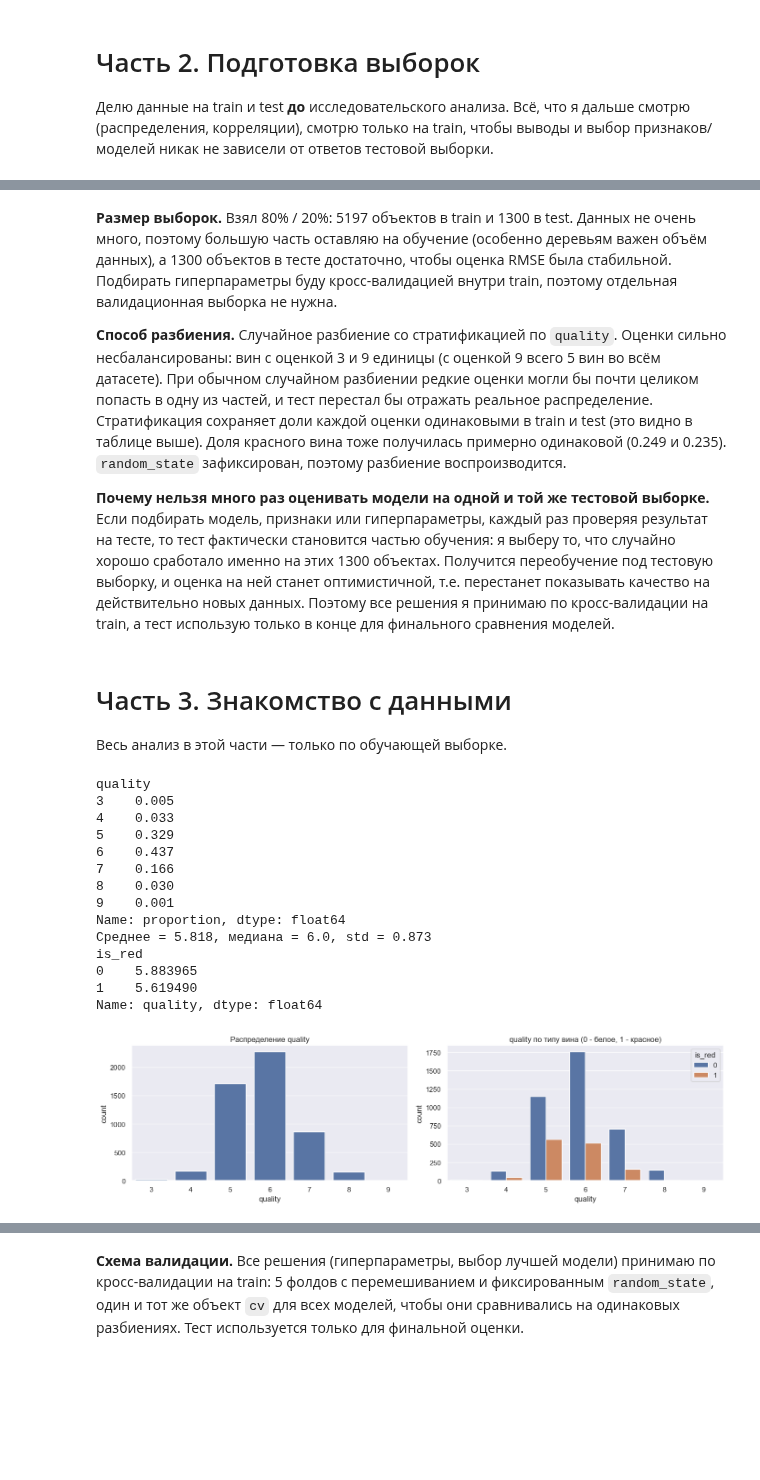
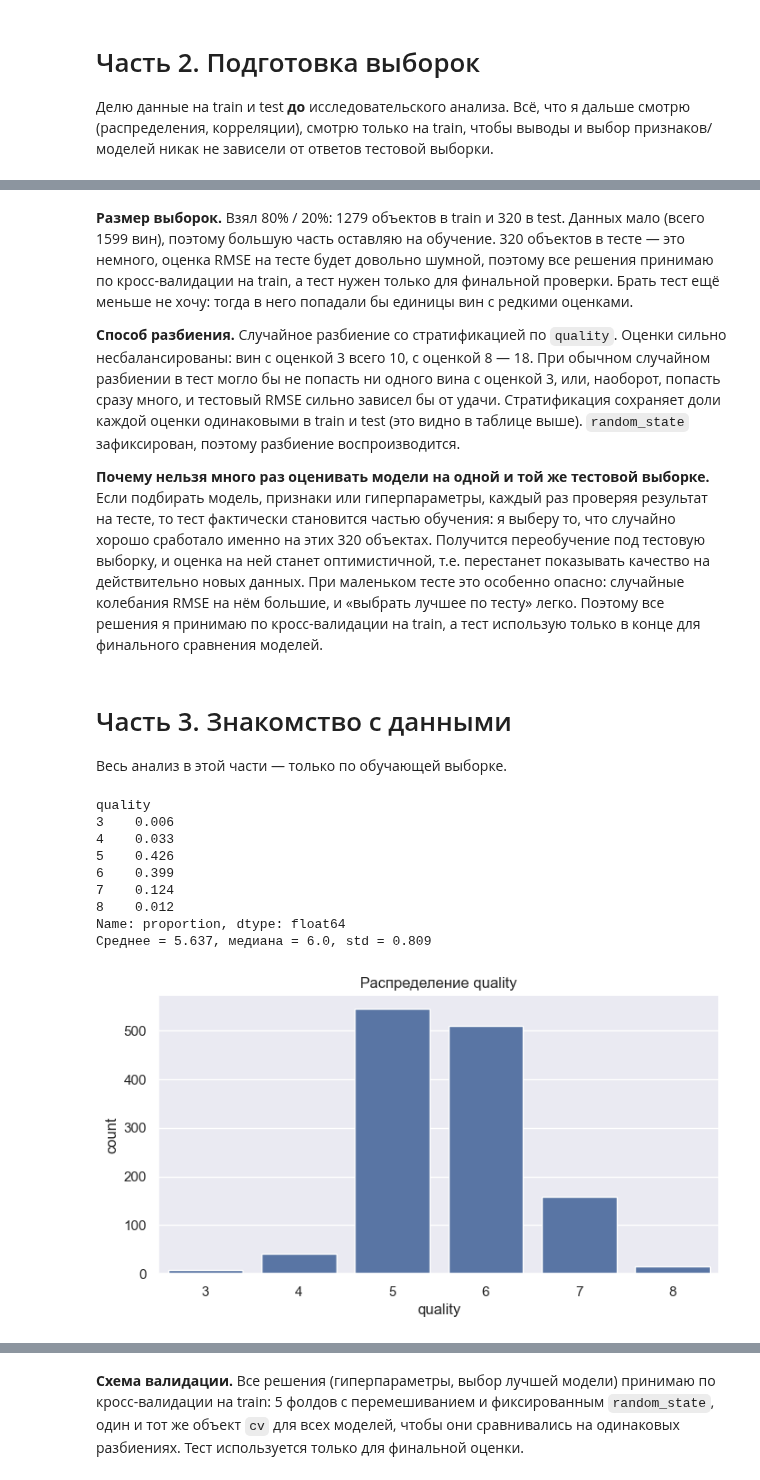
Before and after one commit to gCTRL26/ml_course_mai, a Jupyter notebook: regression/lab01.ipynb, the cells around one changed output, grey strips where cells are left out. Cells and saved outputs as stored; diff of their text form; code cells hidden in the pictures; blank space fills up the shorter version.

Commit message:
delete white wine

```diff
--- a/regression/lab01.ipynb
+++ b/regression/lab01.ipynb
@@ -25,12 +23,7 @@ RANDOM_STATE = 42
 # %%
-url = "https://archive.ics.uci.edu/ml/machine-learning-databases/wine-quality/"
-red = pd.read_csv(url + "winequality-red.csv", sep=";")
-white = pd.read_csv(url + "winequality-white.csv", sep=";")
+url = "https://archive.ics.uci.edu/ml/machine-learning-databases/wine-quality/winequality-red.csv"
+data = pd.read_csv(url, sep=";")
 
-red["is_red"] = 1
-white["is_red"] = 0
-
-data = pd.concat([red, white], ignore_index=True)
-print("Красное:", red.shape, " Белое:", white.shape, " Всего:", data.shape)
+print(data.shape)
 data.head()
 # %% [output]
@@ -134,9 +126,9 @@ Train: (5197, 12)  Test: (1300, 12)
 # %% [markdown]
-**Размер выборок.** Взял 80% / 20%: 5197 объектов в train и 1300 в test. Данных не очень много, поэтому большую часть оставляю на обучение (особенно деревьям важен объём данных), а 1300 объектов в тесте достаточно, чтобы оценка RMSE была стабильной. Подбирать гиперпараметры буду кросс-валидацией внутри train, поэтому отдельная валидационная выборка не нужна.
+**Размер выборок.** Взял 80% / 20%: 1279 объектов в train и 320 в test. Данных мало (всего 1599 вин), поэтому большую часть оставляю на обучение. 320 объектов в тесте — это немного, оценка RMSE на тесте будет довольно шумной, поэтому все решения принимаю по кросс-валидации на train, а тест нужен только для финальной проверки. Брать тест ещё меньше не хочу: тогда в него попадали бы единицы вин с редкими оценками.
 
-**Способ разбиения.** Случайное разбиение со стратификацией по `quality`. Оценки сильно несбалансированы: вин с оценкой 3 и 9 единицы (с оценкой 9 всего 5 вин во всём датасете). При обычном случайном разбиении редкие оценки могли бы почти целиком попасть в одну из частей, и тест перестал бы отражать реальное распределение. Стратификация сохраняет доли каждой оценки одинаковыми в train и test (это видно в таблице выше). Доля красного вина тоже получилась примерно одинаковой (0.249 и 0.235). `random_state` зафиксирован, поэтому разбиение воспроизводится.
+**Способ разбиения.** Случайное разбиение со стратификацией по `quality`. Оценки сильно несбалансированы: вин с оценкой 3 всего 10, с оценкой 8 — 18. При обычном случайном разбиении в тест могло бы не попасть ни одного вина с оценкой 3, или, наоборот, попасть сразу много, и тестовый RMSE сильно зависел бы от удачи. Стратификация сохраняет доли каждой оценки одинаковыми в train и test (это видно в таблице выше). `random_state` зафиксирован, поэтому разбиение воспроизводится.
 
-**Почему нельзя много раз оценивать модели на одной и той же тестовой выборке.** Если подбирать модель, признаки или гиперпараметры, каждый раз проверяя результат на тесте, то тест фактически становится частью обучения: я выберу то, что случайно хорошо сработало именно на этих 1300 объектах. Получится переобучение под тестовую выборку, и оценка на ней станет оптимистичной, т.е. перестанет показывать качество на действительно новых данных. Поэтому все решения я принимаю по кросс-валидации на train, а тест использую только в конце для финального сравнения моделей.
+**Почему нельзя много раз оценивать модели на одной и той же тестовой выборке.** Если подбирать модель, признаки или гиперпараметры, каждый раз проверяя результат на тесте, то тест фактически становится частью обучения: я выберу то, что случайно хорошо сработало именно на этих 320 объектах. Получится переобучение под тестовую выборку, и оценка на ней станет оптимистичной, т.е. перестанет показывать качество на действительно новых данных. При маленьком тесте это особенно опасно: случайные колебания RMSE на нём большие, и «выбрать лучшее по тесту» легко. Поэтому все решения я принимаю по кросс-валидации на train, а тест использую только в конце для финального сравнения моделей.
 # %% [markdown]
 # Часть 3. Знакомство с данными
 
@@ -144,32 +136,23 @@ Train: (5197, 12)  Test: (1300, 12)
 # %%
 train = X_train.copy()
 train["quality"] = y_train
 
-fig, axs = plt.subplots(figsize=(14, 4), ncols=2)
-sns.countplot(x=y_train, color="C0", ax=axs[0])
-axs[0].set_title("Распределение quality")
-sns.countplot(data=train, x="quality", hue="is_red", ax=axs[1])
-axs[1].set_title("quality по типу вина (0 - белое, 1 - красное)")
-plt.tight_layout()
+plot = sns.countplot(x=y_train, color="C0")
+plot.figure.set_size_inches(8, 4)
+plt.title("Распределение quality")
 
 print(y_train.value_counts(normalize=True).sort_index().round(3))
 print("Среднее = %.3f, медиана = %.1f, std = %.3f" % (y_train.mean(), y_train.median(), y_train.std()))
-print(train.groupby("is_red")["quality"].mean())
 # %% [output]
 quality
-3    0.005
+3    0.006
 4    0.033
-5    0.329
-6    0.437
-7    0.166
-8    0.030
-9    0.001
+5    0.426
+6    0.399
+7    0.124
+8    0.012
 Name: proportion, dtype: float64
-Среднее = 5.818, медиана = 6.0, std = 0.873
-is_red
-0    5.883965
-1    5.619490
-Name: quality, dtype: float64
+Среднее = 5.637, медиана = 6.0, std = 0.809
-[figure, old version]
+[figure, new version]
 # %% [markdown]
 Выводы:
```
Also changed, not shown: parts of 72 cells of this notebook.
